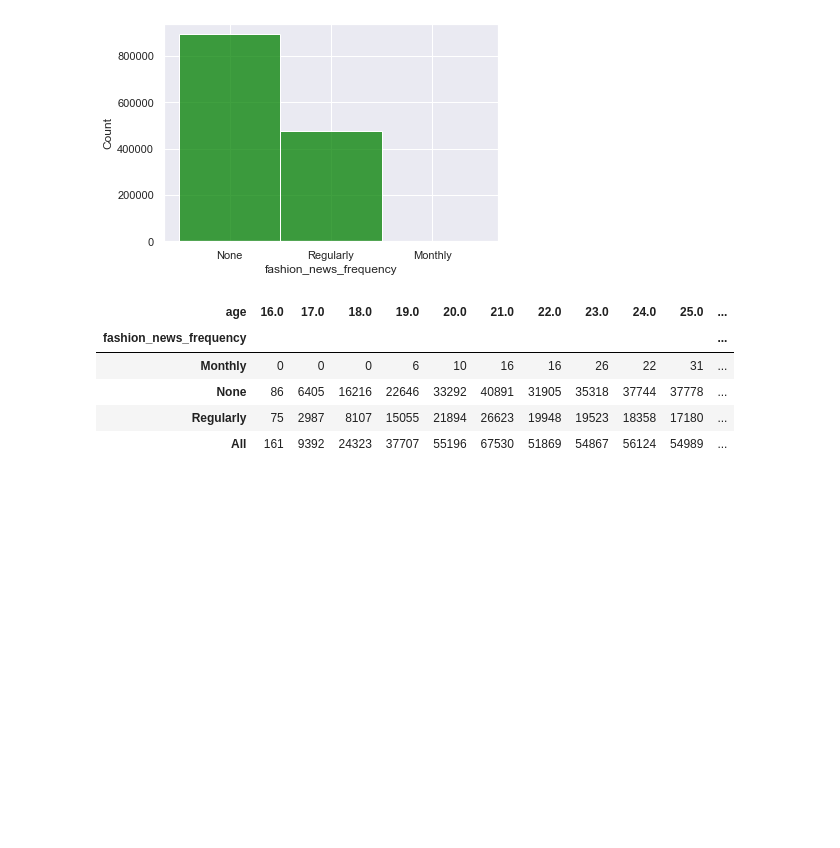
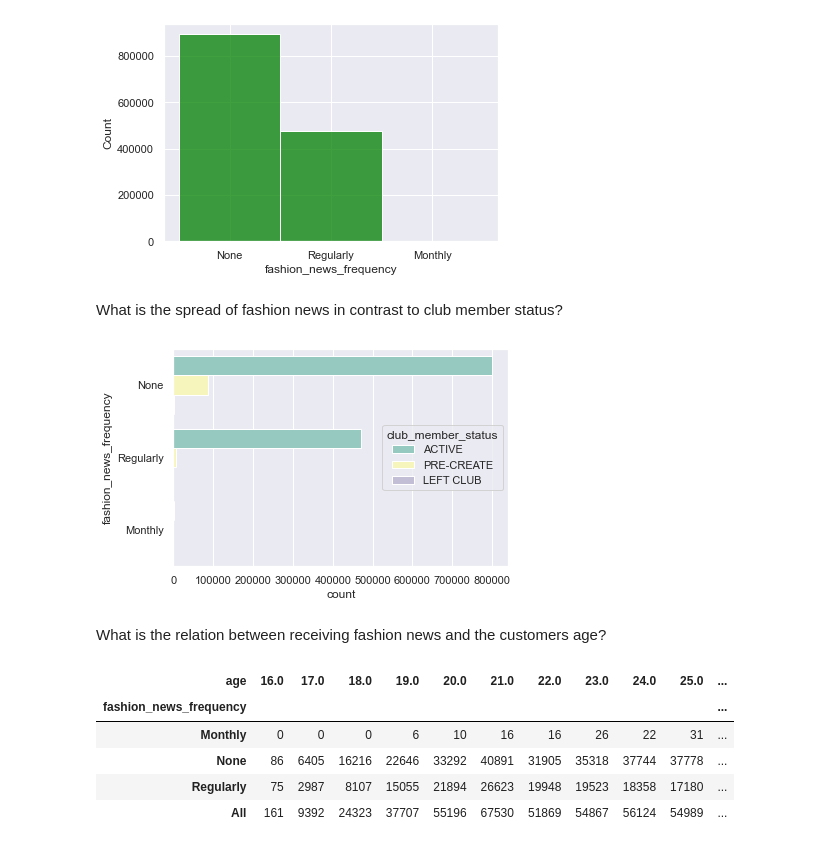
Before and after one commit to NiVisser/hnmproject, a Jupyter notebook: Lilith_notebook.ipynb, the cells around one changed output. Cells and saved outputs as stored; diff of their text form; code cells hidden in the pictures; blank space fills up the shorter version.

```diff
--- a/Lilith_notebook.ipynb
+++ b/Lilith_notebook.ipynb
@@ -125,6 +127,15 @@ ax = sns.histplot(x="fashion_news_frequency", data=df, color='green', bins=40)
 #most people don't like to receive fashion news
 # %% [output]
 [figure]
+# %% [markdown]
+What is the spread of fashion news in contrast to club member status?
+# %%
+# A visual representation of the fashion news frequency and the club member status
+fashion_status = sns.countplot(y='fashion_news_frequency', hue='club_member_status', data=df, palette="Set3")
+# %% [output]
+[figure, added]
+# %% [markdown]
+What is the relation between receiving fashion news and the customers age?
 # %%
 #fashion news in relation to age
 pd.crosstab(df['fashion_news_frequency'], df['age'], margins=True)
```
Also changed, not shown: parts of 19 cells of this notebook.
